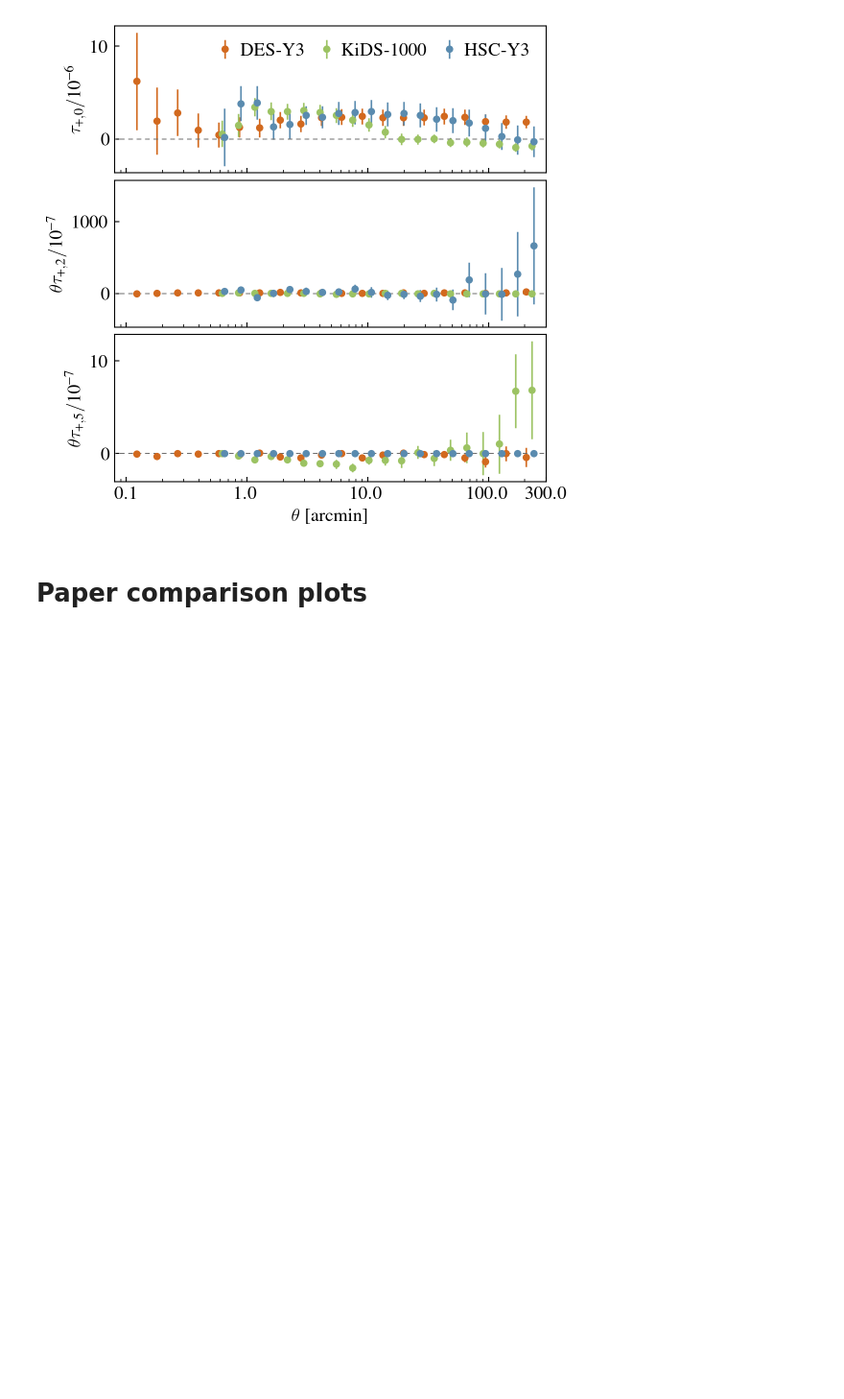
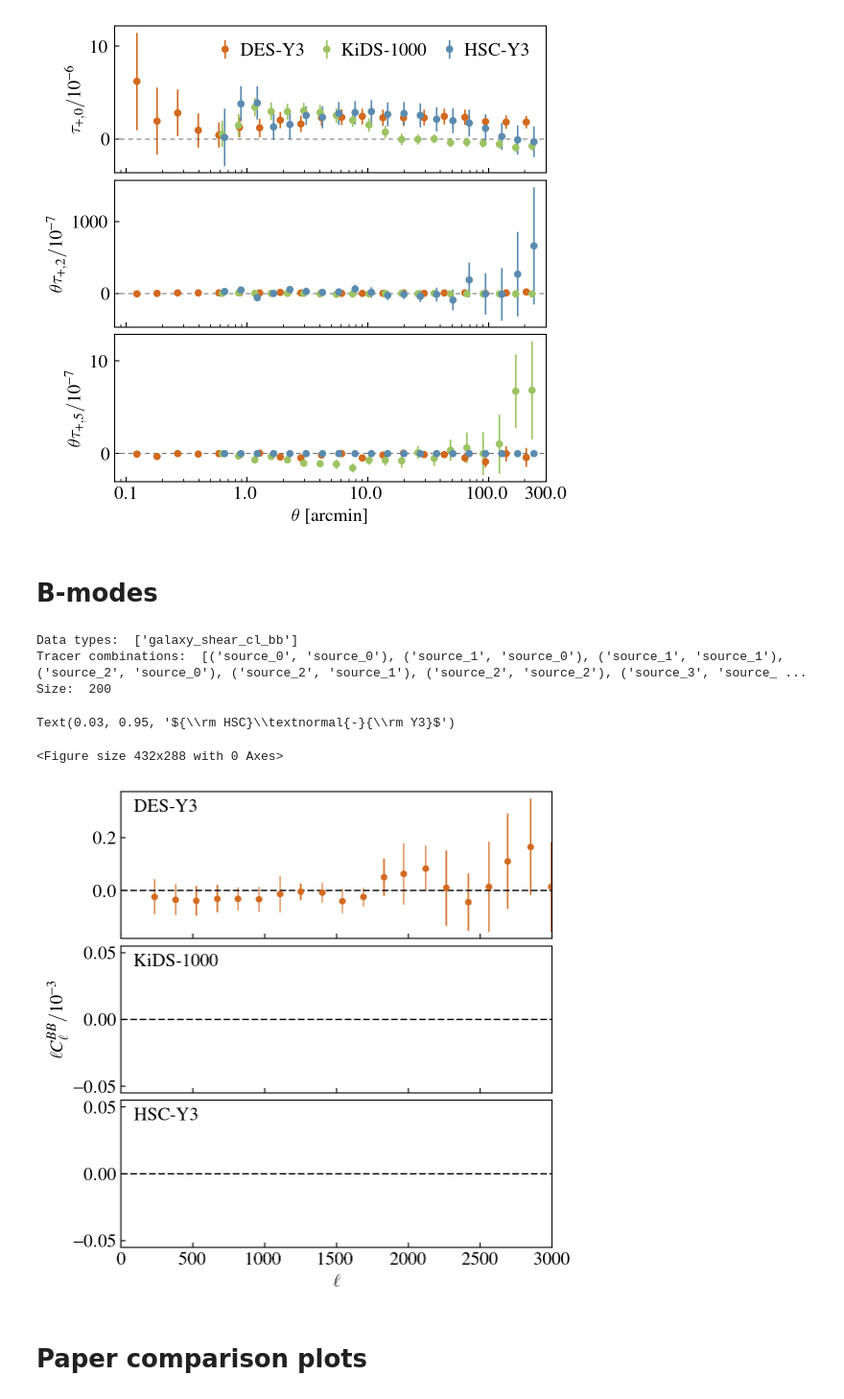
Before and after one commit to LSSTDESC/nulltests_txpipe, a Jupyter notebook: paper_plots.ipynb, the cells around one changed output. Shown at 96% size. Drawn from its saved outputs; the diff is of its cells as text; code cells hidden in the pictures; blank space fills up the shorter version.

```diff
--- a/paper_plots.ipynb
+++ b/paper_plots.ipynb
@@ -185,3 +187,65 @@ for axis in [ax2.xaxis]:
+# %% [markdown]
+# B-modes
+# %%
+%matplotlib inline
+%config InlineBackend.figure_format='retina'
+
+import matplotlib.pyplot as plt
+import sacc
+
+matplotlib.rcParams.update({'font.size': 14})
+
+
+plt.clf()
+fig = plt.figure(figsize=(4.5,5),dpi=100)
+
+gs  = gridspec.GridSpec(3, 1, top=0.95, right=1.00, left=0.00, bottom=0.00,hspace=0.05,wspace=0.15)
+ax0 = plt.subplot(gs[0])
+ax1 = plt.subplot(gs[1])
+ax2 = plt.subplot(gs[2])
+
+
+s = sacc.Sacc.load_fits("/global/cfs/cdirs/lsst/groups/WL/users/yomori/repo/txpipe/testbb/data/desy3a/outputs/twopoint_data_fourier_pureB.sacc")
+
+data_types = np.unique([d.data_type for d in s.data])
+print("Data types: ", data_types)
+print("Tracer combinations: ", s.get_tracer_combinations())
+print("Size: ", s.mean.size)
+
+l, cl0, cov0 = s.get_ell_cl('galaxy_shear_cl_bb', 'source_0','source_0', return_cov=True)
+l, cl1, cov1 = s.get_ell_cl('galaxy_shear_cl_bb', 'source_1','source_1', return_cov=True)
+l, cl2, cov2 = s.get_ell_cl('galaxy_shear_cl_bb', 'source_2','source_2', return_cov=True)
+l, cl3, cov3 = s.get_ell_cl('galaxy_shear_cl_bb', 'source_3','source_3', return_cov=True)
+
+#ax0.errorbar(l,cl0,yerr=np.diag(cov0)**0.5,ls='None',marker='o',elinewidth=0.7,ms=4, color='dimgray')
+#ax0.errorbar(l+20,cl1,yerr=np.diag(cov1)**0.5,ls='None',marker='^',elinewidth=0.7,ms=4, color='teal')
+#ax0.errorbar(l+40,cl2,yerr=np.diag(cov2)**0.5,ls='None',marker='s',elinewidth=0.7,ms=4, color='chocolate')
+ax0.errorbar(l+60,cl3/1e-3,yerr=np.diag(cov2)**0.5/1e-3,ls='None',marker='o',elinewidth=1.,ms=4, color=descol)
+ax0.plot(np.zeros(3000),'k--',lw=1.0,dashes=(5,2))
+ax0.set_xlim(0,3000)
+plt.setp(ax0.get_xticklabels(), visible=False)
+ax0.tick_params(axis="both",which='both',direction="in")
+ax0.text(0.03,0.95,r'${\rm DES\textnormal{-}Y3}$',ha='left',va='top',  transform=ax0.transAxes)
+
+ax1.plot(np.zeros(3000),'k--',lw=1.0,dashes=(5,2))
+ax1.set_xlim(0,3000)
+ax1.set_ylabel(r"$\ell C_{\ell}^{BB}/10^{-3}$",size=14)
+plt.setp(ax1.get_xticklabels(), visible=False)
+ax1.tick_params(axis="both",which='both',direction="in")
+ax1.text(0.03,0.95,r'${\rm KiDS \textnormal{-} 1000}$',ha='left',va='top',  transform=ax1.transAxes)
+
+ax2.plot(np.zeros(3000),'k--',lw=1.0,dashes=(5,2))
+ax2.set_xlim(0,3000)
+ax2.set_xlabel(r"$\ell$",size=14)
+ax2.tick_params(axis="both",which='both',direction="in")
+ax2.text(0.03,0.95,r'${\rm HSC}\textnormal{-}{\rm Y3}$',ha='left',va='top',  transform=ax2.transAxes)
+# %% [output]
+Data types:  ['galaxy_shear_cl_bb']
+Tracer combinations:  [('source_0', 'source_0'), ('source_1', 'source_0'), ('source_1', 'source_1'), ('source_2', 'source_0'), ('source_2', 'source_1'), ('source_2', 'source_2'), ('source_3', 'source_ ...
+Size:  200
+Text(0.03, 0.95, '${\\rm HSC}\\textnormal{-}{\\rm Y3}$')
+<Figure size 432x288 with 0 Axes>
+[figure, added]
 # %% [markdown]
 # Paper comparison plots
 # %% [markdown]
```
Also changed, not shown: parts of 3 cells of this notebook.
